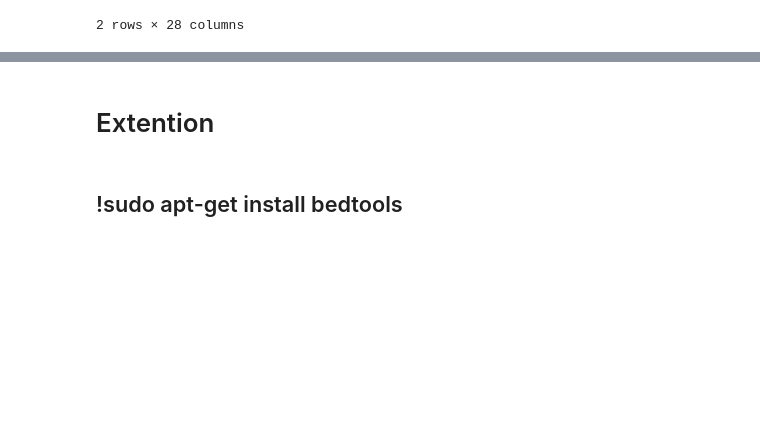
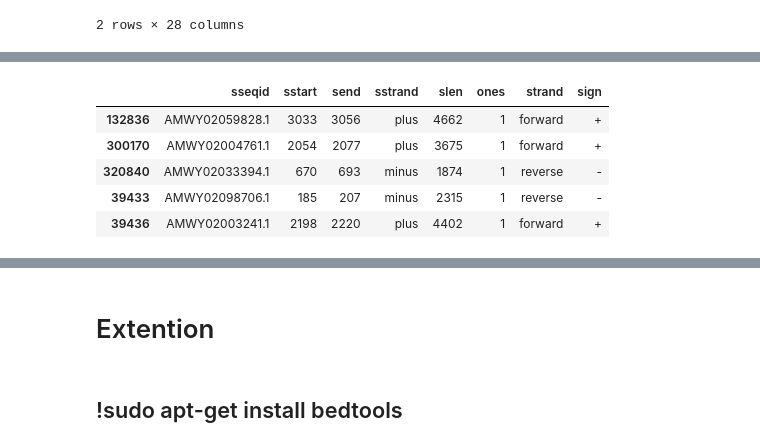
Before and after one commit to Ilia-Abolhasani/amir-p3, a Jupyter notebook: Code.ipynb, the cells around one changed output, grey strips where cells are left out. Saved outputs shown, nothing was run; the diff lists cells and outputs as text; code cells hidden in the pictures; blank space fills up the shorter version.

```diff
--- a/Code.ipynb
+++ b/Code.ipynb
@@ -481,0 +483,16 @@ df.head(5)
+# %%
+def convert2sign(inp):
+    if(inp == "plus"):
+        return "+"
+    if(inp == "minus"):
+        return "-"
+    raise Exception('Error, sstrand contains illegal word! only "plus" and "minus" are allowed')
+df['sign'] = df['sstrand'].apply(lambda x: convert2sign(x))
+df.head()
+# %% [output]
+|  | sseqid | sstart | send | sstrand | slen | ones | strand | sign |
+| 132836 | AMWY02059828.1 | 3033 | 3056 | plus | 4662 | 1 | forward | + |
+| 300170 | AMWY02004761.1 | 2054 | 2077 | plus | 3675 | 1 | forward | + |
+| 320840 | AMWY02033394.1 | 670 | 693 | minus | 1874 | 1 | reverse | - |
+| 39433 | AMWY02098706.1 | 185 | 207 | minus | 2315 | 1 | reverse | - |
+| 39436 | AMWY02003241.1 | 2198 | 2220 | plus | 4402 | 1 | forward | + |
```
Also changed, not shown: parts of 33 cells of this notebook, 1 other file.
